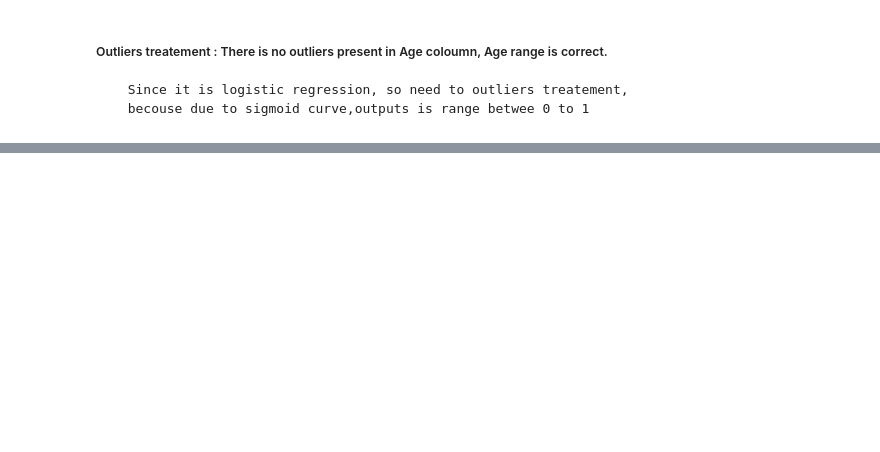
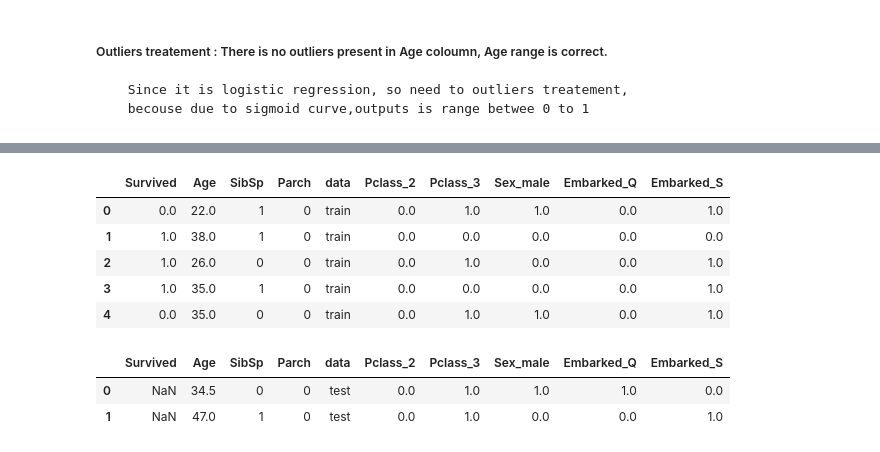
Before and after one commit to Jayshankar10/ML-Projects, a Jupyter notebook: 2-Logistic Regression/Norebook Experiment/Titanic data.ipynb, the cells around one changed output, grey strips where cells are left out. Cells and saved outputs as stored; diff of their text form; code cells hidden in the pictures; blank space fills up the shorter version.

```diff
--- a/2-Logistic Regression/Norebook Experiment/Titanic data.ipynb
+++ b/2-Logistic Regression/Norebook Experiment/Titanic data.ipynb
@@ -248,0 +251,18 @@ all_data.head(2)
+# %%
+train = all_data[all_data['data']=='train']
+test = all_data[all_data['data']== 'test']
+# %%
+train.head()
+# %% [output]
+|  | Survived | Age | SibSp | Parch | data | Pclass_2 | Pclass_3 | Sex_male | Embarked_Q | Embarked_S |
+| 0 | 0.0 | 22.0 | 1 | 0 | train | 0.0 | 1.0 | 1.0 | 0.0 | 1.0 |
+| 1 | 1.0 | 38.0 | 1 | 0 | train | 0.0 | 0.0 | 0.0 | 0.0 | 0.0 |
+| 2 | 1.0 | 26.0 | 0 | 0 | train | 0.0 | 1.0 | 0.0 | 0.0 | 1.0 |
+| 3 | 1.0 | 35.0 | 1 | 0 | train | 0.0 | 0.0 | 0.0 | 0.0 | 1.0 |
+| 4 | 0.0 | 35.0 | 0 | 0 | train | 0.0 | 1.0 | 1.0 | 0.0 | 1.0 |
+# %%
+test.head(2)
+# %% [output]
+|  | Survived | Age | SibSp | Parch | data | Pclass_2 | Pclass_3 | Sex_male | Embarked_Q | Embarked_S |
+| 0 | NaN | 34.5 | 0 | 0 | test | 0.0 | 1.0 | 1.0 | 1.0 | 0.0 |
+| 1 | NaN | 47.0 | 1 | 0 | test | 0.0 | 1.0 | 0.0 | 0.0 | 1.0 |
```
Also changed, not shown: parts of 26 cells of this notebook.
